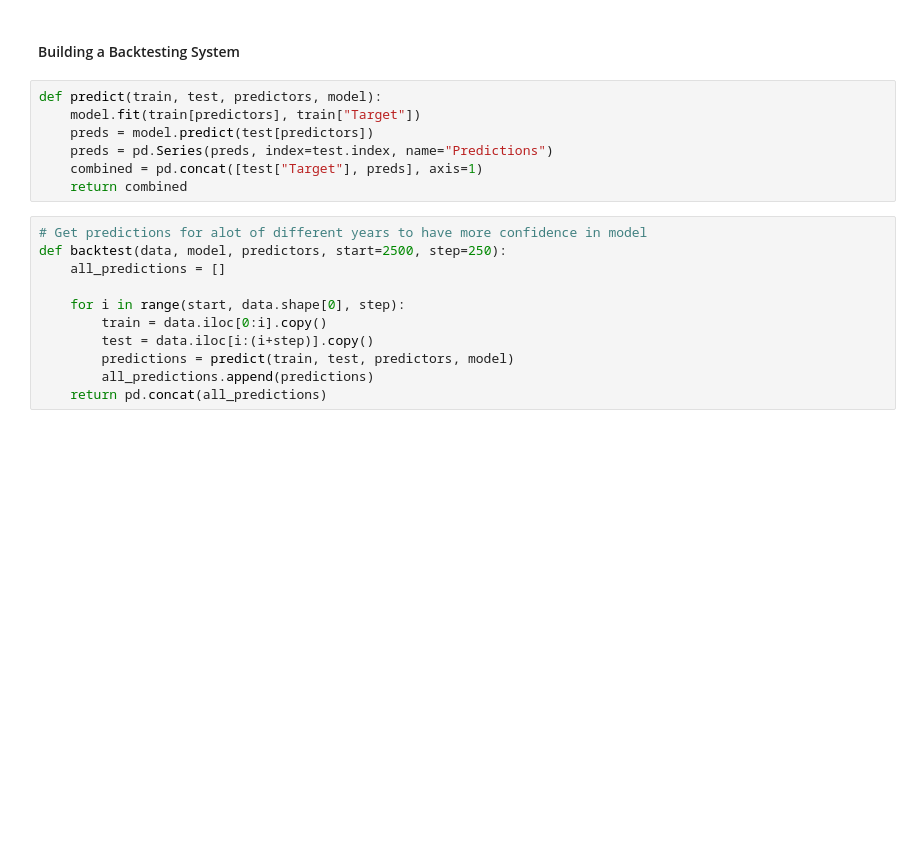
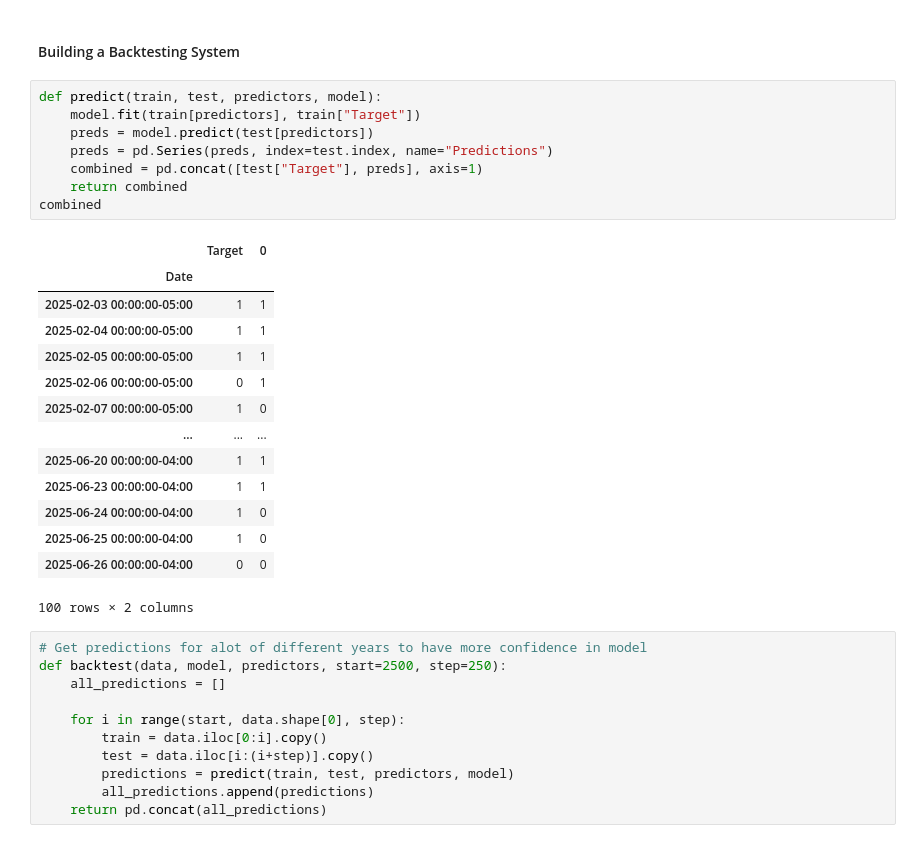
Before and after one commit to Crusoe22/Moss_ML_Capstone, a Jupyter notebook: main.ipynb, the cells around one changed output. Drawn from its saved outputs; the diff is of its cells as text; blank space fills up the shorter version.

```diff
--- a/main.ipynb
+++ b/main.ipynb
@@ -174,10 +162,26 @@ combined.plot()
 # %%
 def predict(train, test, predictors, model):
     model.fit(train[predictors], train["Target"])
     preds = model.predict(test[predictors])
     preds = pd.Series(preds, index=test.index, name="Predictions")
     combined = pd.concat([test["Target"], preds], axis=1)
     return combined
+combined
+# %% [output]
+|  | Target | 0 |
+| Date |  |  |
+| 2025-02-03 00:00:00-05:00 | 1 | 1 |
+| 2025-02-04 00:00:00-05:00 | 1 | 1 |
+| 2025-02-05 00:00:00-05:00 | 1 | 1 |
+| 2025-02-06 00:00:00-05:00 | 0 | 1 |
+| 2025-02-07 00:00:00-05:00 | 1 | 0 |
+| ... | ... | ... |
+| 2025-06-20 00:00:00-04:00 | 1 | 1 |
+| 2025-06-23 00:00:00-04:00 | 1 | 1 |
+| 2025-06-24 00:00:00-04:00 | 1 | 0 |
+| 2025-06-25 00:00:00-04:00 | 1 | 0 |
+| 2025-06-26 00:00:00-04:00 | 0 | 0 |
+100 rows × 2 columns
 # %%
 # Get predictions for alot of different years to have more confidence in model
 def backtest(data, model, predictors, start=2500, step=250):
```
Also changed, not shown: parts of 27 cells of this notebook, 3 other files.
